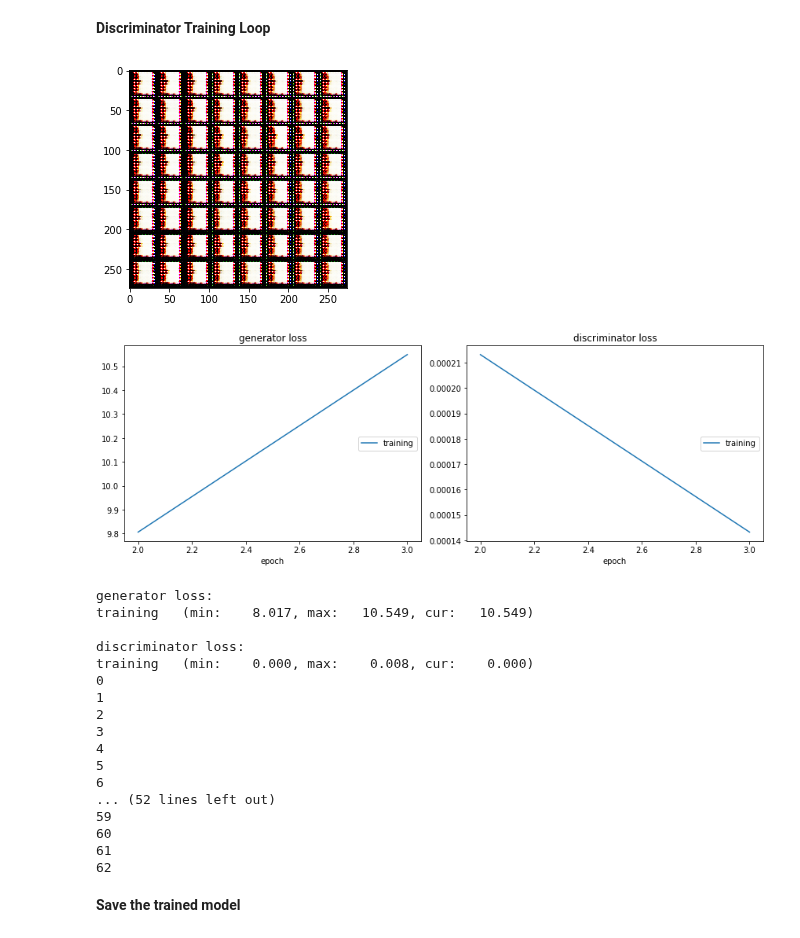
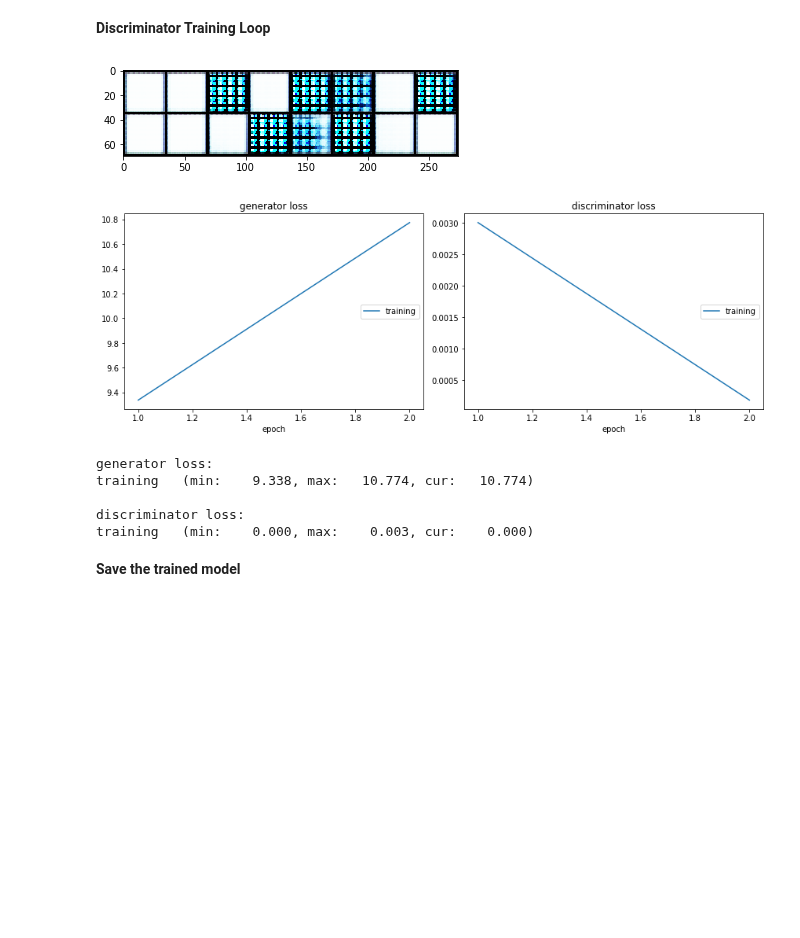
Before and after one commit to jakey1610/MachineLearningL3, a Jupyter notebook: birdgen.ipynb, the cells around one changed output. Drawn from its saved outputs; the diff is of its cells as text; code cells hidden in the pictures; blank space fills up the shorter version.

```diff
--- a/birdgen.ipynb
+++ b/birdgen.ipynb
@@ -42,8 +42,8 @@ transform_with_aug = transforms.Compose([TPIL, RC, RHF, TT, NRM])
 transform_no_aug   = transforms.Compose([TT, NRM])
 
 # Downloading/Louding CIFAR10 data
-trainset  = CIFAR10(root='./data', train=True , download=True)#, transform = transform_with_aug)
-testset   = CIFAR10(root='./data', train=False, download=True)#, transform = transform_no_aug)
+trainset  = CIFAR10(root='./data', train=True , download=True, transform = transform_with_aug)
+testset   = CIFAR10(root='./data', train=False, download=True, transform = transform_no_aug)
 classDict = {'plane':0, 'car':1, 'bird':2, 'cat':3, 'deer':4, 'dog':5, 'frog':6, 'horse':7, 'ship':8, 'truck':9}
 
 # Separating trainset/testset data/label
@@ -127,11 +127,11 @@ bird_testset  = \
         transform_no_aug
     )
 
-kwargs = {'num_workers': 2, 'pin_memory': False}
+# kwargs = {'num_workers': 2, 'pin_memory': False}
 
 # Create datasetLoaders from trainset and testset
-train_loader   = DataLoader(bird_trainset, batch_size=64, shuffle=True , **kwargs)
-test_loader    = DataLoader(bird_testset , batch_size=64, shuffle=False, **kwargs)
+train_loader   = DataLoader(bird_trainset, batch_size=16, shuffle=True)
+test_loader    = DataLoader(bird_testset , batch_size=16, shuffle=False)
 
 
 train_iterator = iter(cycle(train_loader))
@@ -165,7 +145,6 @@ BrokenPipeError: [Errno 32] Broken pipe
 # %% [markdown]
 **View some of the test dataset**
 # %%
-class_names = ['bird']
 plt.figure(figsize=(10,10))
 for i in range(64):
     plt.subplot(8,8,i+1)
@@ -173,7 +152,7 @@ for i in range(64):
     plt.yticks([])
     plt.grid(False)
     plt.imshow(test_loader.dataset[i][0].permute(0,2,1).contiguous().permute(2,1,0), cmap=plt.cm.binary)
-    plt.xlabel(class_names[test_loader.dataset[i][1]])
+    # plt.xlabel(class_names[test_loader.dataset[i][1]])
 # %% [output]
 Clipping input data to the valid range for imshow with RGB data ([0..1] for floats or [0..255] for integers).
 Clipping input data to the valid range for imshow with RGB data ([0..1] for floats or [0..255] for integers).
@@ -256,8 +235,7 @@ while (epoch<50):
     dis_loss_arr = np.zeros(0)
 
     # iterate over some of the train dateset
-    for i in range(100):
-        print(i)
+    for i in range(500):
         # train discriminator
         for j in range(5):
             x,t = next(train_iterator)
@@ -266,52 +244,40 @@ while (epoch<50):
             g = GN.generate(torch.randn(x.size(0), 100, 1, 1).to(device))
             l_r = bce_loss(DN.discriminate(x).mean(), torch.ones(1)[0].to(device)) # real -> 1
             l_f = bce_loss(DN.discriminate(g.detach()).mean(), torch.zeros(1)[0].to(device)) #  fake -> 0
             loss_d = (l_r + l_f)/2.0
             loss_d.backward()
             optimiser_D.step()
 
         # train generator
         x,t = next(train_iterator)
         x,t = x.to(device), t.to(device)
         optimiser_G.zero_grad()
         g = GN.generate(torch.randn(x.size(0), 100, 1, 1).to(device))
         loss_g = bce_loss(DN.discriminate(g).mean(), torch.ones(1)[0].to(device)) # fake -> 1
         loss_g.backward()
         optimiser_G.step()
 
         gen_loss_arr = np.append(gen_loss_arr, loss_g.item())
         dis_loss_arr = np.append(dis_loss_arr, loss_d.item())
 
     # plot some examples
     plt.grid(False)
     plt.imshow(torchvision.utils.make_grid(g).cpu().data.permute(0,2,1).contiguous().permute(2,1,0), cmap=plt.cm.binary)
 
     liveplot.update({
         'generator loss': gen_loss_arr.mean(),
         'discriminator loss': dis_loss_arr.mean()
     })
     liveplot.draw()
     epoch = epoch+1
 # %% [output]
-[figure, old version]
+[figure, new version]
-[figure, old version]
+[figure, new version]
 generator loss:
-training   (min:    8.017, max:   10.549, cur:   10.549)
+training   (min:    9.338, max:   10.774, cur:   10.774)
 
 discriminator loss:
-training   (min:    0.000, max:    0.008, cur:    0.000)
-0
-1
-2
-3
-4
-5
-6
-... (52 lines left out)
-59
-60
-61
-62
+training   (min:    0.000, max:    0.003, cur:    0.000)
 # %% [markdown]
 **Save the trained model**
 # %%
```
Also changed, not shown: parts of 2 cells of this notebook.
